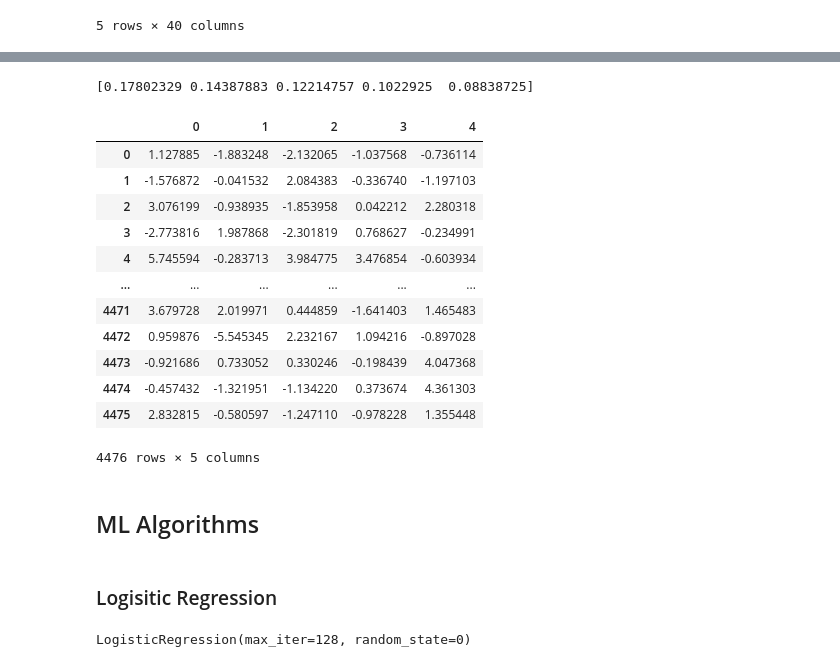
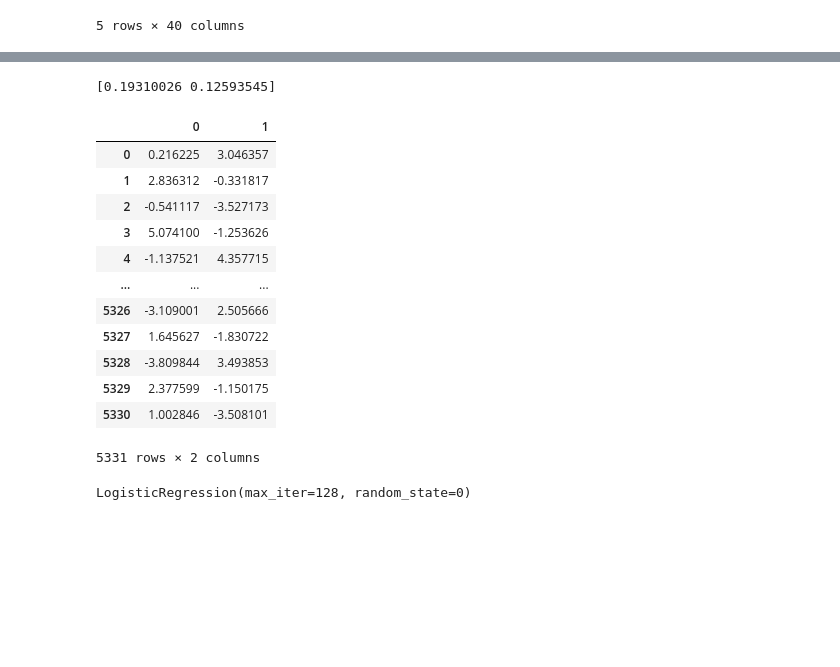
Before and after one commit to ksdisch/NFL_Totals-MachineLearningModel, a Jupyter notebook: OverUnderML3.ipynb, the cells around one changed output, grey strips where cells are left out. Cells and saved outputs as stored; diff of their text form; code cells hidden in the pictures; blank space fills up the shorter version.

```diff
--- a/OverUnderML2.ipynb
+++ b/OverUnderML3.ipynb
@@ -53,0 +51,14 @@ df.head()
+# %%
+# create session
+session = Session(engine)
+# %%
+# get data with query
+query = session.execute('select * from nfl_ml_dataset')
+dat = query.fetchall()
+# %%
+# get column names in list
+column_names = list(query.keys())
+# %%
+# create pandas dataframe
+df = pd.DataFrame(dat, columns=column_names)
+df.head()
@@ -86,34 +192,31 @@ X_scaler = scaler.fit(X_train)
 X_train_scaled = X_scaler.transform(X_train)
 X_test_scaled = X_scaler.transform(X_test)
 # %%
-# optional pca
-pca = PCA(n_components=5)
+# optional pca for viz?
+pca = PCA(n_components=2)
 pca.fit(X_train_scaled)
 pca.fit(X_test_scaled)
 print(pca.explained_variance_ratio_)
+
 X_train_pca = pca.transform(X_train_scaled)
 X_test_pca = pca.transform(X_test_scaled)
 df_pca = pd.DataFrame(X_train_pca)
 df_pca
 # %% [output]
-[0.17802329 0.14387883 0.12214757 0.1022925  0.08838725]
+[0.19310026 0.12593545]
-|  | 0 | 1 | 2 | 3 | 4 |
-| 0 | 1.127885 | -1.883248 | -2.132065 | -1.037568 | -0.736114 |
-| 1 | -1.576872 | -0.041532 | 2.084383 | -0.336740 | -1.197103 |
-| 2 | 3.076199 | -0.938935 | -1.853958 | 0.042212 | 2.280318 |
-| 3 | -2.773816 | 1.987868 | -2.301819 | 0.768627 | -0.234991 |
-| 4 | 5.745594 | -0.283713 | 3.984775 | 3.476854 | -0.603934 |
-| ... | ... | ... | ... | ... | ... |
-| 4471 | 3.679728 | 2.019971 | 0.444859 | -1.641403 | 1.465483 |
-| 4472 | 0.959876 | -5.545345 | 2.232167 | 1.094216 | -0.897028 |
-| 4473 | -0.921686 | 0.733052 | 0.330246 | -0.198439 | 4.047368 |
-| 4474 | -0.457432 | -1.321951 | -1.134220 | 0.373674 | 4.361303 |
-| 4475 | 2.832815 | -0.580597 | -1.247110 | -0.978228 | 1.355448 |
+|  | 0 | 1 |
+| 0 | 0.216225 | 3.046357 |
+| 1 | 2.836312 | -0.331817 |
+| 2 | -0.541117 | -3.527173 |
+| 3 | 5.074100 | -1.253626 |
+| 4 | -1.137521 | 4.357715 |
+| ... | ... | ... |
+| 5326 | -3.109001 | 2.505666 |
+| 5327 | 1.645627 | -1.830722 |
+| 5328 | -3.809844 | 3.493853 |
+| 5329 | 2.377599 | -1.150175 |
+| 5330 | 1.002846 | -3.508101 |
-4476 rows × 5 columns
+5331 rows × 2 columns
-# %% [markdown]
-## ML Algorithms
-# %% [markdown]
-### Logisitic Regression
 # %%
 classifier = LogisticRegression(solver='lbfgs',
                                 max_iter=128,
```
Also changed, not shown: parts of 58 cells of this notebook, 14 other files.
